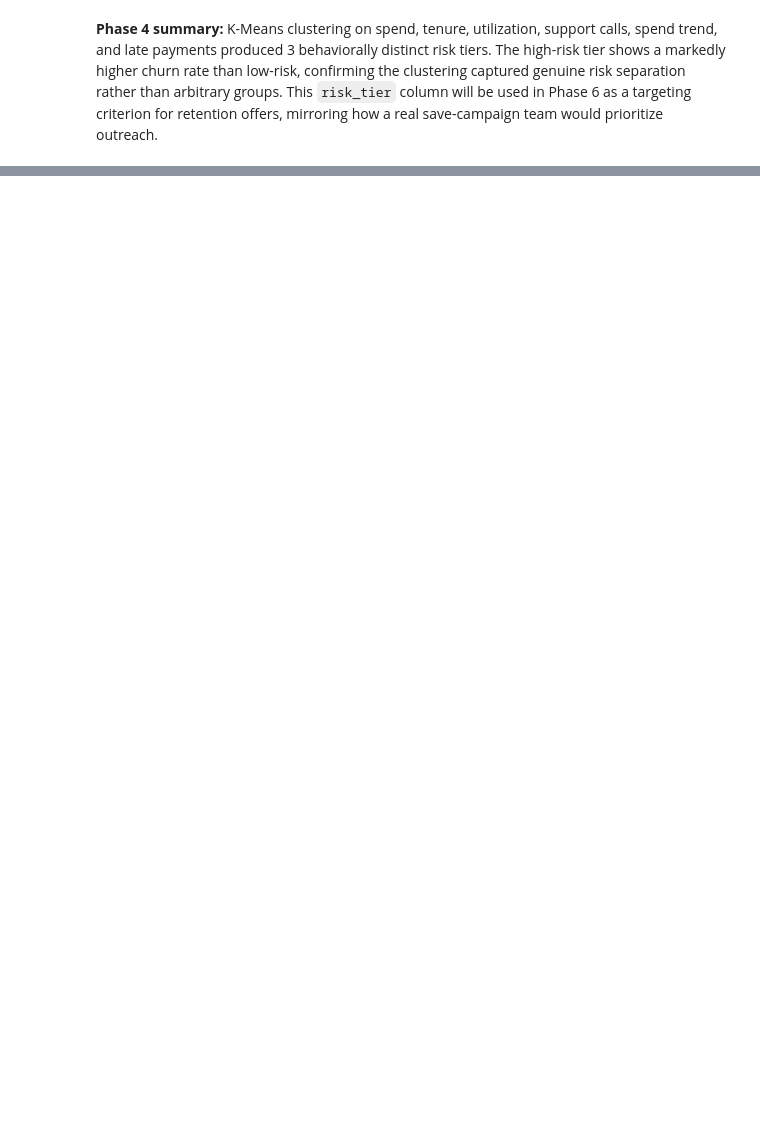
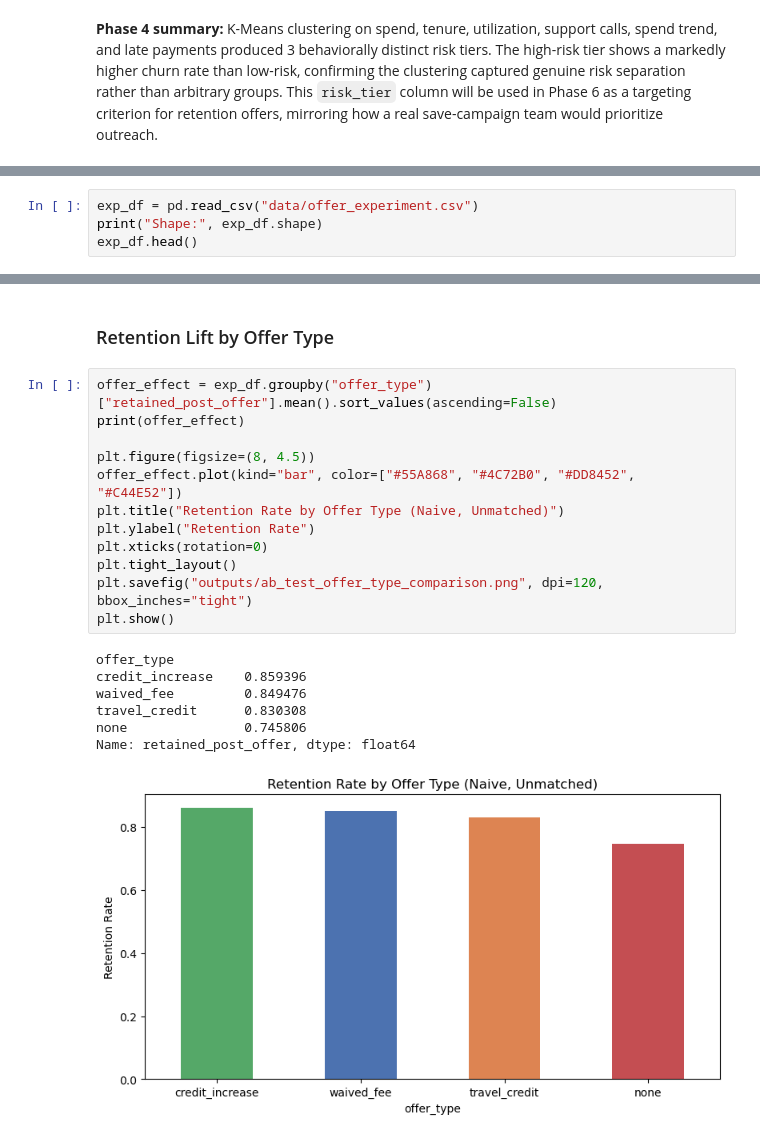
Before and after one commit to sandeepsingh9871/Credit-Card-Churn-Prediction-And-Retention-Analytics, a Jupyter notebook: Credit card churn prediction and retention analytics.ipynb, the cells around one changed output, grey strips where cells are left out. Saved outputs shown, nothing was run; the diff lists cells and outputs as text; blank space fills up the shorter version.

```diff
--- a/Credit card churn prediction and retention analytics.ipynb
+++ b/Credit card churn prediction and retention analytics.ipynb
@@ -566,0 +756,4 @@ segment_summary
+# %%
+exp_df = pd.read_csv("data/offer_experiment.csv")
+print("Shape:", exp_df.shape)
+exp_df.head()
@@ -566,0 +822,22 @@ segment_summary
+# %% [markdown]
+### Retention Lift by Offer Type
+# %%
+offer_effect = exp_df.groupby("offer_type")["retained_post_offer"].mean().sort_values(ascending=False)
+print(offer_effect)
+
+plt.figure(figsize=(8, 4.5))
+offer_effect.plot(kind="bar", color=["#55A868", "#4C72B0", "#DD8452", "#C44E52"])
+plt.title("Retention Rate by Offer Type (Naive, Unmatched)")
+plt.ylabel("Retention Rate")
+plt.xticks(rotation=0)
+plt.tight_layout()
+plt.savefig("outputs/ab_test_offer_type_comparison.png", dpi=120, bbox_inches="tight")
+plt.show()
+# %% [output]
+offer_type
+credit_increase    0.859396
+waived_fee         0.849476
+travel_credit      0.830308
+none               0.745806
+Name: retained_post_offer, dtype: float64
+[figure, added]
```
Also changed, not shown: parts of 44 cells of this notebook, 15 other files.
